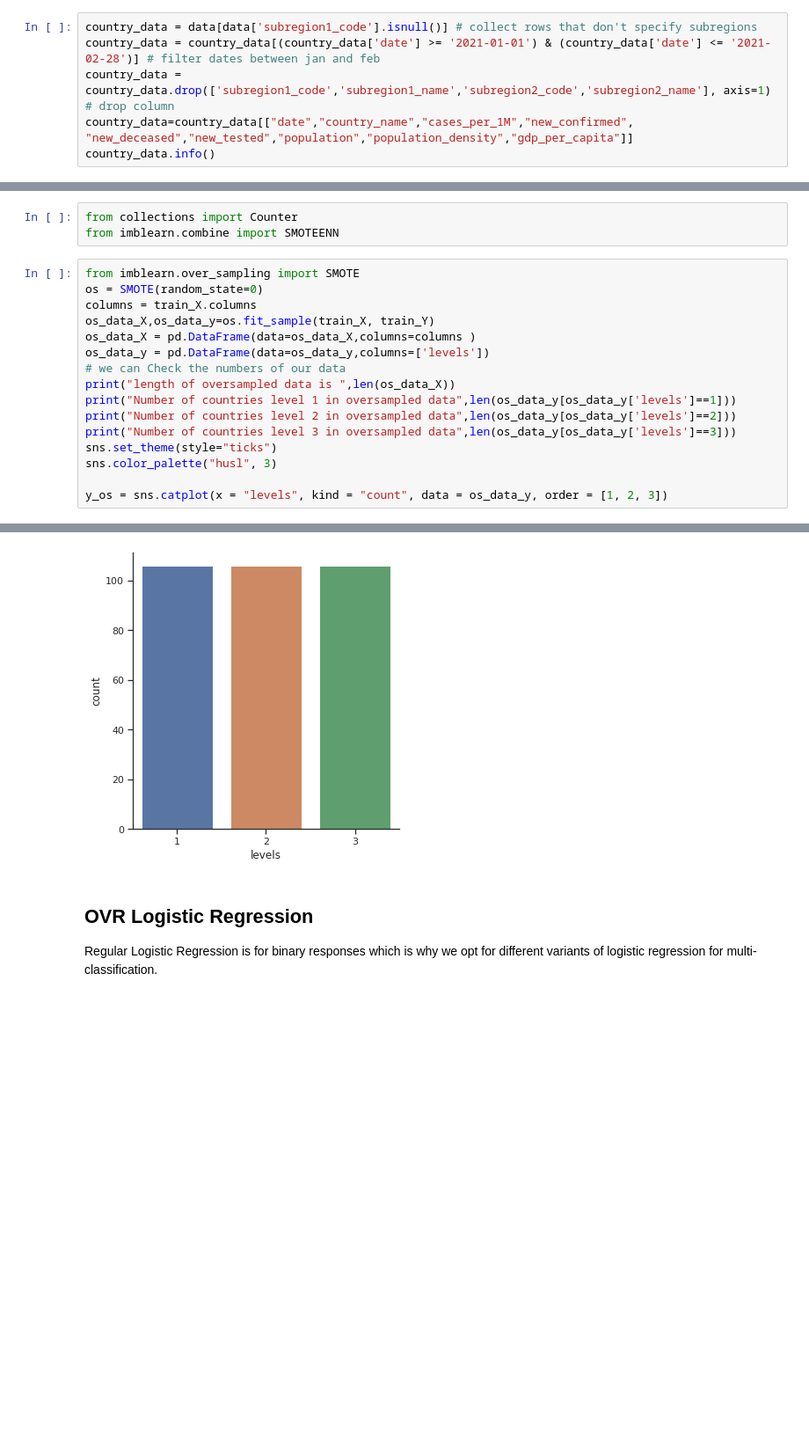
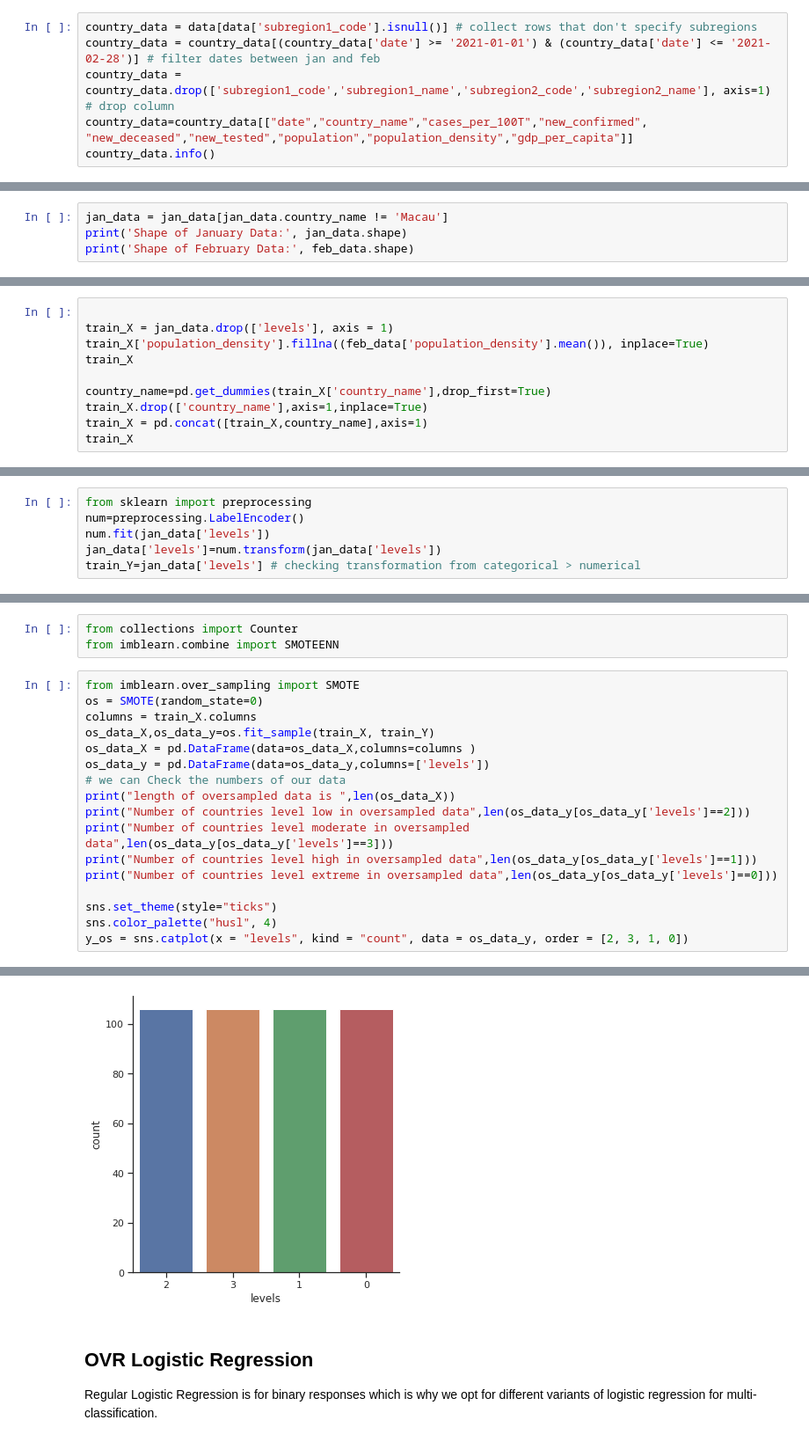
Before and after one commit to arisnbrio/covid-19-country-infection-levels, a Jupyter notebook: CountryClassificationLog.ipynb, the cells around one changed output, grey strips where cells are left out. Shown: that part at 88% size. Drawn from its saved outputs; the diff is of its cells as text; blank space fills up the shorter version.

```diff
--- a/CountryClassificationLog.ipynb
+++ b/CountryClassificationLog.ipynb
@@ -59,7 +58,7 @@ num_days.shape
 country_data = data[data['subregion1_code'].isnull()] # collect rows that don't specify subregions
 country_data = country_data[(country_data['date'] >= '2021-01-01') & (country_data['date'] <= '2021-02-28')] # filter dates between jan and feb
 country_data = country_data.drop(['subregion1_code','subregion1_name','subregion2_code','subregion2_name'], axis=1) # drop column
-country_data=country_data[["date","country_name","cases_per_1M","new_confirmed", "new_deceased","new_tested","population","population_density","gdp_per_capita"]]
+country_data=country_data[["date","country_name","cases_per_100T","new_confirmed", "new_deceased","new_tested","population","population_density","gdp_per_capita"]]
 country_data.info()
 # %% [output]
 <class 'pandas.core.frame.DataFrame'>
@@ -316,0 +232,4 @@ Since there is class imbalance especially among level 2, we use the SMOTEEN pack
+# %%
+jan_data = jan_data[jan_data.country_name != 'Macau']
+print('Shape of January Data:', jan_data.shape)
+print('Shape of February Data:', feb_data.shape)
@@ -316,0 +293,10 @@ Since there is class imbalance especially among level 2, we use the SMOTEEN pack
+# %%
+
+train_X = jan_data.drop(['levels'], axis = 1)
+train_X['population_density'].fillna((feb_data['population_density'].mean()), inplace=True)
+train_X
+
+country_name=pd.get_dummies(train_X['country_name'],drop_first=True)
+train_X.drop(['country_name'],axis=1,inplace=True)
+train_X = pd.concat([train_X,country_name],axis=1)
+train_X
@@ -316,0 +319,6 @@ Since there is class imbalance especially among level 2, we use the SMOTEEN pack
+# %%
+from sklearn import preprocessing
+num=preprocessing.LabelEncoder()
+num.fit(jan_data['levels'])
+jan_data['levels']=num.transform(jan_data['levels'])
+train_Y=jan_data['levels'] # checking transformation from categorical > numerical
@@ -334,11 +414,12 @@ os_data_X = pd.DataFrame(data=os_data_X,columns=columns )
 os_data_y = pd.DataFrame(data=os_data_y,columns=['levels'])
 # we can Check the numbers of our data
 print("length of oversampled data is ",len(os_data_X))
-print("Number of countries level 1 in oversampled data",len(os_data_y[os_data_y['levels']==1]))
-print("Number of countries level 2 in oversampled data",len(os_data_y[os_data_y['levels']==2]))
-print("Number of countries level 3 in oversampled data",len(os_data_y[os_data_y['levels']==3]))
+print("Number of countries level low in oversampled data",len(os_data_y[os_data_y['levels']==2]))
+print("Number of countries level moderate in oversampled data",len(os_data_y[os_data_y['levels']==3]))
+print("Number of countries level high in oversampled data",len(os_data_y[os_data_y['levels']==1]))
+print("Number of countries level extreme in oversampled data",len(os_data_y[os_data_y['levels']==0]))
+
 sns.set_theme(style="ticks")
-sns.color_palette("husl", 3)
-
-y_os = sns.catplot(x = "levels", kind = "count", data = os_data_y, order = [1, 2, 3])
+sns.color_palette("husl", 4)
+y_os = sns.catplot(x = "levels", kind = "count", data = os_data_y, order = [2, 3, 1, 0])
 # %% [output]
@@ -349,4 +431,4 @@ Number of countries level 3 in oversampled data 106
-[figure, old version]
+[figure, new version]
 # %% [markdown]
 ## OVR Logistic Regression
 
```
Also changed, not shown: parts of 75 cells of this notebook.
